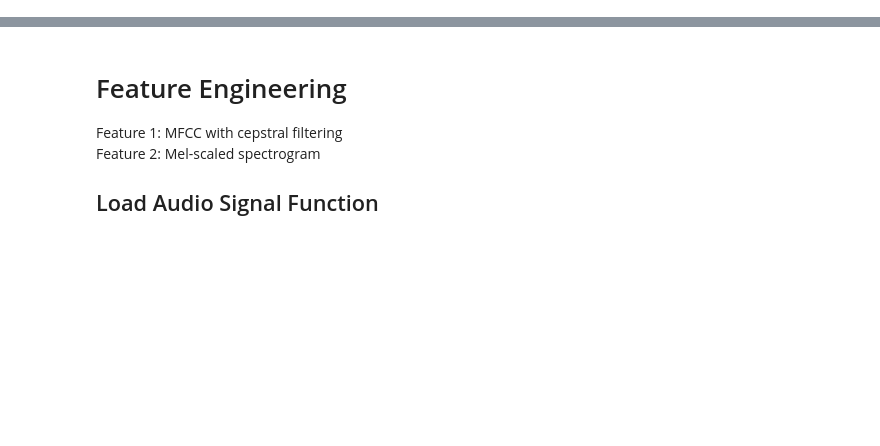
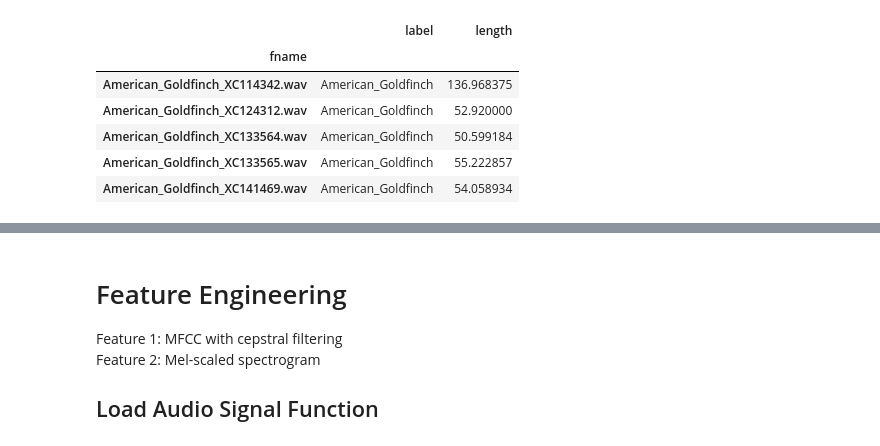
Before and after one commit to Xavier4t/Bird-Classifier, a Jupyter notebook: Features_construction.ipynb, the cells around one changed output, grey strips where cells are left out. Drawn from its saved outputs; the diff is of its cells as text; code cells hidden in the pictures; blank space fills up the shorter version.

```diff
--- a/Features_construction.ipynb
+++ b/Features_construction.ipynb
@@ -12,4 +16,6 @@ jtplot.style(theme='monokai', context='notebook', ticks=True, gridlines='--')
 # %%
+rootFolder = "bird_data"
 wavFolder = os.path.join("bird_data","wav_files")
 wavFiles = os.listdir(wavFolder)
-test = os.path.join(wavFolder, wavFiles[0])
+bird_calls_df = pd.read_csv(os.path.join(rootFolder, "bird_calls.csv"))
+bird_calls_df.head()
@@ -15,0 +42,15 @@ test = os.path.join(wavFolder, wavFiles[0])
+# %%
+# add column with the length of the signal in seconds
+for f in bird_class_df.index:
+    rate, signal = wavfile.read(os.path.join(wavFolder,f))
+    bird_class_df.at[f, "length"] = signal.shape[0]/rate
+
+bird_class_df.head()
+# %% [output]
+|  | label | length |
+| fname |  |  |
+| American_Goldfinch_XC114342.wav | American_Goldfinch | 136.968375 |
+| American_Goldfinch_XC124312.wav | American_Goldfinch | 52.920000 |
+| American_Goldfinch_XC133564.wav | American_Goldfinch | 50.599184 |
+| American_Goldfinch_XC133565.wav | American_Goldfinch | 55.222857 |
+| American_Goldfinch_XC141469.wav | American_Goldfinch | 54.058934 |
```
Also changed, not shown: parts of 13 cells of this notebook, 4 other files.
